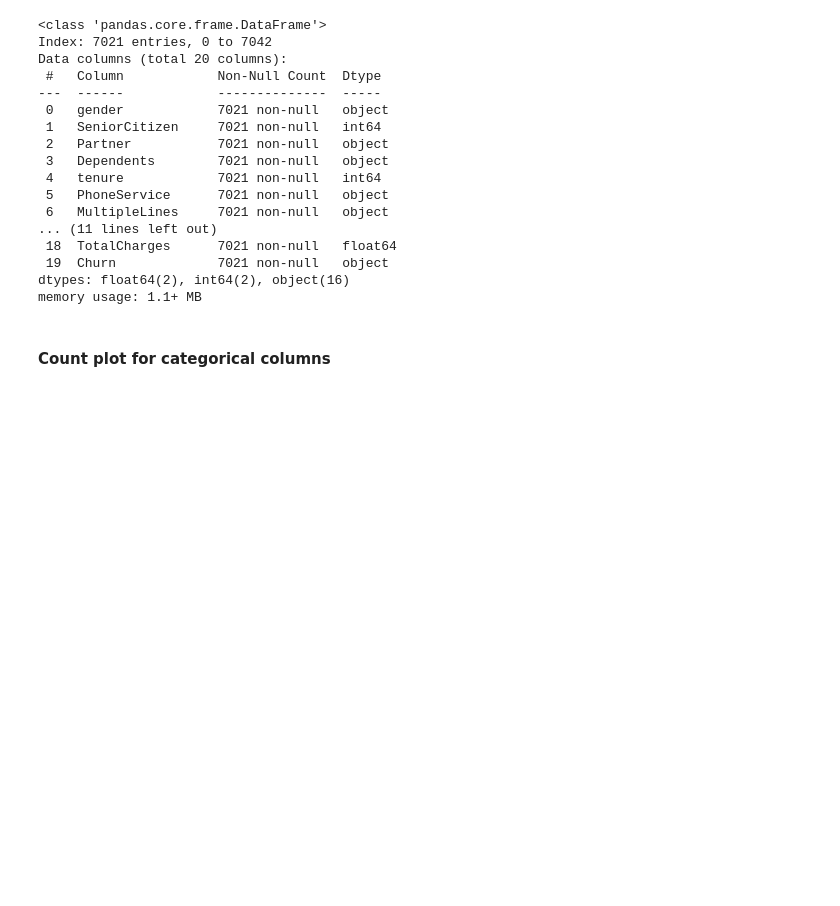
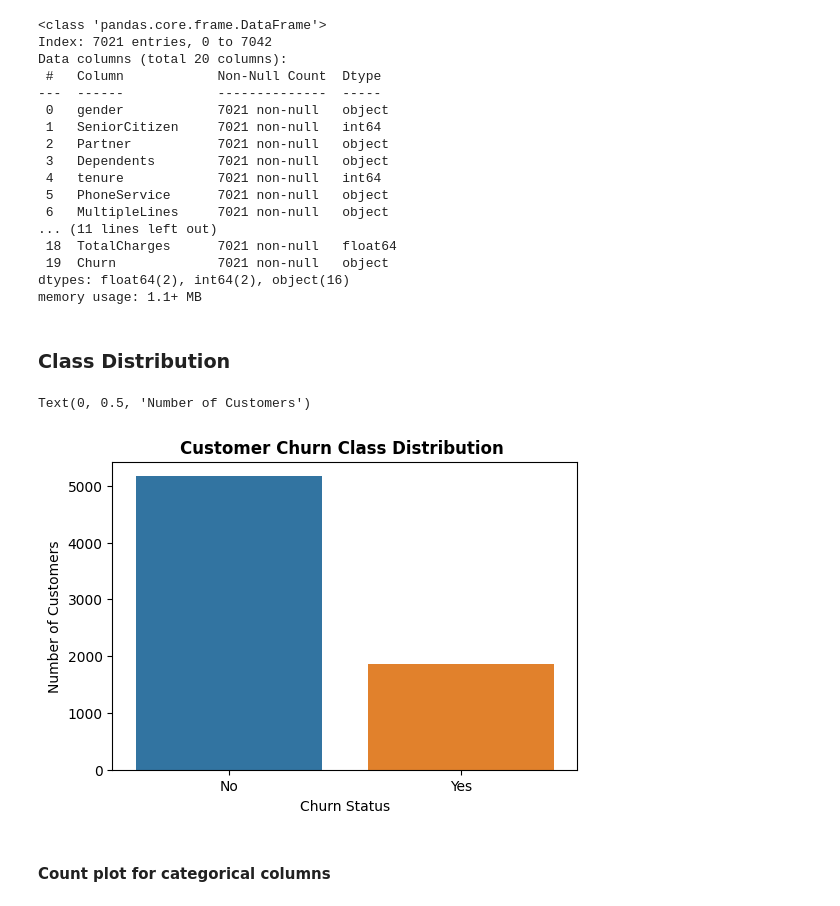
Before and after one commit to ahmedsamyelzoghby/Telecom-Customer-Churn-Prediction, a Jupyter notebook: customer_churn.ipynb, the cells around one changed output. Cells and saved outputs as stored; diff of their text form; code cells hidden in the pictures; blank space fills up the shorter version.

Commit message:
update notebook and readme plots

```diff
--- a/customer_churn.ipynb
+++ b/customer_churn.ipynb
@@ -249,6 +249,18 @@ Data columns (total 20 columns):
  19  Churn             7021 non-null   object
 dtypes: float64(2), int64(2), object(16)
 memory usage: 1.1+ MB
+# %% [markdown]
+### Class Distribution
+# %%
+plt.figure(figsize=(6, 4))
+sns.countplot(data=df, x='Churn', hue="Churn")
+
+plt.title('Customer Churn Class Distribution ', fontsize=12, fontweight='bold')
+plt.xlabel('Churn Status')
+plt.ylabel('Number of Customers')
+# %% [output]
+Text(0, 0.5, 'Number of Customers')
+[figure, added]
 # %% [markdown]
 #### Count plot for categorical columns
 # %%
```
Also changed, not shown: 1 other file.
